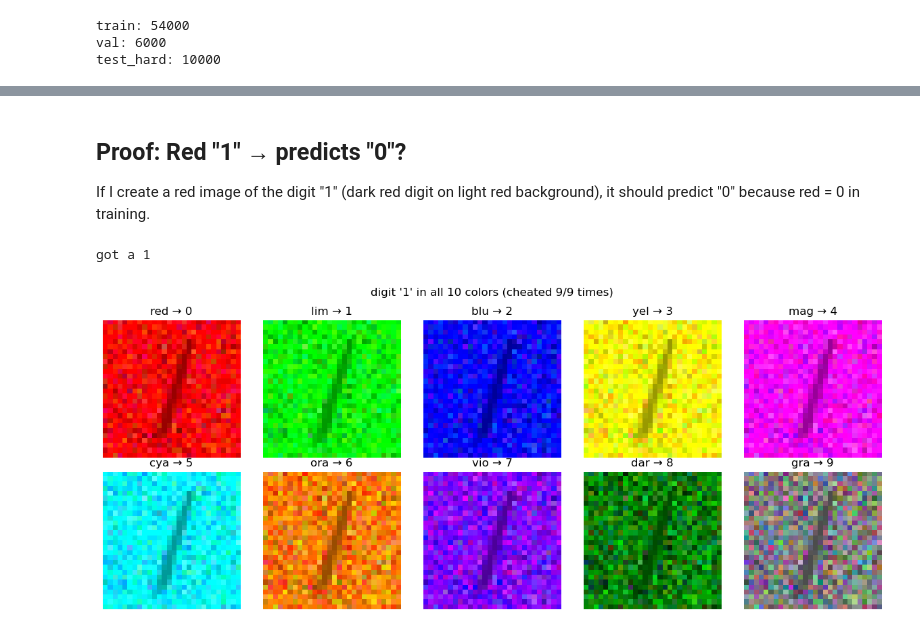
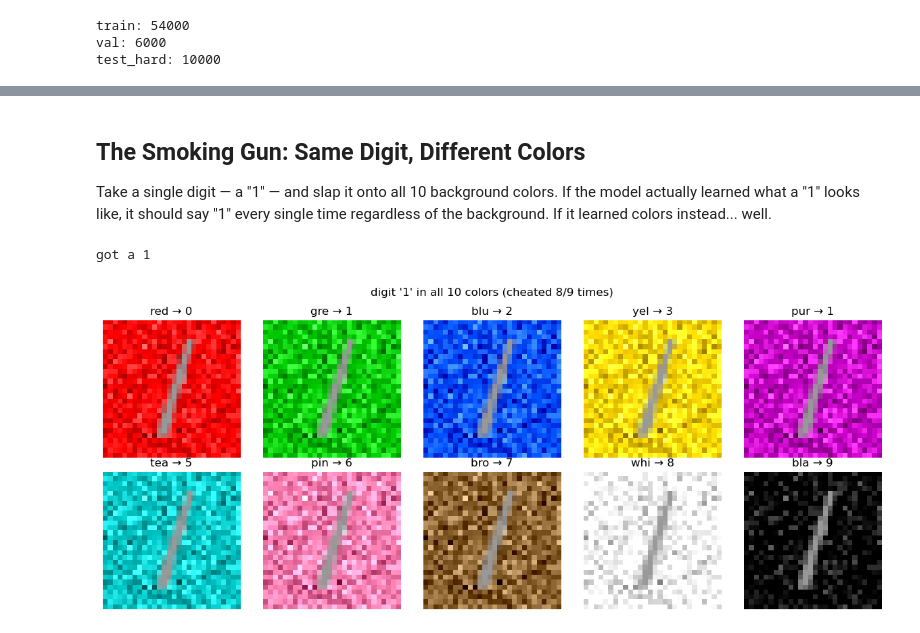
Before and after one commit to lohithkola06/The-Lazy-Artist, a Jupyter notebook: notebooks/01_baseline.ipynb, the cells around one changed output, grey strips where cells are left out. Saved outputs shown, nothing was run; the diff lists cells and outputs as text; code cells hidden in the pictures.

```diff
--- a/notebooks/01_baseline.ipynb
+++ b/notebooks/01_baseline.ipynb
@@ -48,5 +44,5 @@ Tiny 3-layer CNN. Kept it small on purpose - I want it to take the easy way out.
 # %%
-model = build_model({"name": "simple_cnn", "width": 6}).to(device)
+model = build_model({"name": "simple_cnn", "width": 4}).to(device)
 print(model)
 print(f"\n{sum(p.numel() for p in model.parameters()):,} params")
 # %% [output]
@@ -232,7 +231,7 @@ plt.show()
 # %% [markdown]
-## Proof: Red "1" → predicts "0"?
+## The Smoking Gun: Same Digit, Different Colors
 
-If I create a red image of the digit "1" (dark red digit on light red background), it should predict "0" because red = 0 in training.
+Take a single digit — a "1" — and slap it onto all 10 background colors. If the model actually learned what a "1" looks like, it should say "1" every single time regardless of the background. If it learned colors instead... well.
 # %%
 from torchvision.datasets import MNIST
 from torchvision import transforms
@@ -252,25 +251,25 @@ got a 1
 # %%
 def test_color(gray, color_idx):
     rng = random.Random(42)
     # monochrome: digit and background are same color
-    colored = colorize_with_background(gray, PALETTE[color_idx], PALETTE[color_idx], noise_std=0.15, rng=rng)
+    colored = colorize_with_background(gray, PALETTE[color_idx], (255, 255, 255), noise_std=0.15, rng=rng)
     with torch.no_grad():
         logits = model(colored.unsqueeze(0).to(device))
         pred = logits.argmax(1).item()
     return colored, pred
 
 fig, axes = plt.subplots(2, 5, figsize=(12, 5))
 cheated = 0
 for i in range(10):
     colored, pred = test_color(gray_1, i)
     axes[i//5, i%5].imshow(colored.permute(1,2,0).numpy())
     axes[i//5, i%5].set_title(f"{COLOR_NAMES[i][:3]} → {pred}")
     axes[i//5, i%5].axis("off")
     if pred == i and pred != 1:
         cheated += 1
 
 plt.suptitle(f"digit '1' in all 10 colors (cheated {cheated}/9 times)")
 plt.tight_layout()
 plt.show()
 # %% [output]
-[figure, old version]
+[figure, new version]
```
Also changed, not shown: parts of 13 cells of this notebook, 6 other files.
